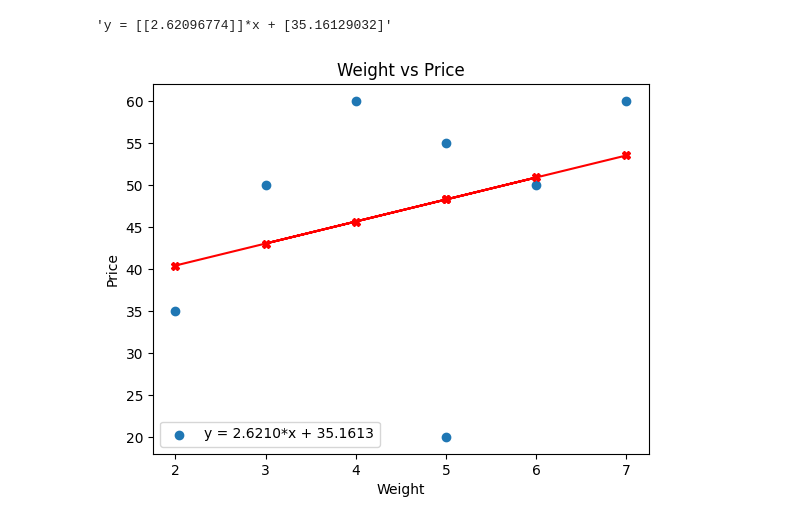
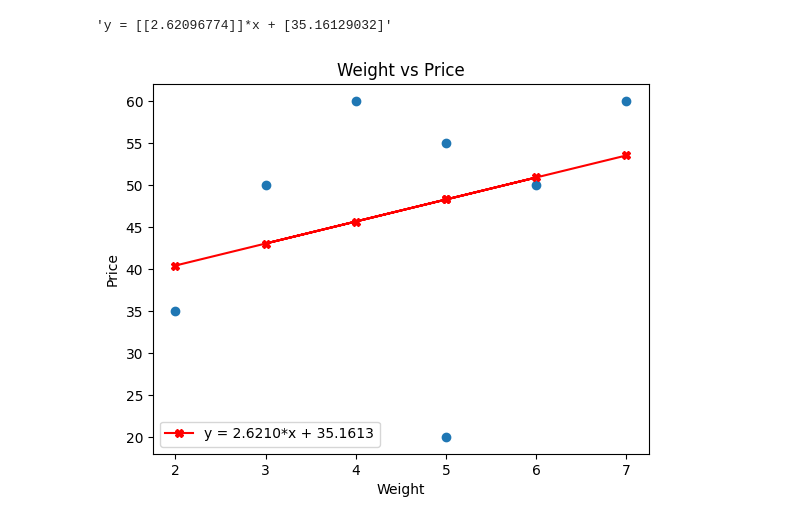
Before and after one commit to rafhan59/Linear-Regression-Assignment, a Jupyter notebook: Linear Regression Assignment.ipynb, the cells around one changed output. Cells and saved outputs as stored; diff of their text form; code cells hidden in the pictures.

```diff
--- a/Linear Regression Assignment.ipynb
+++ b/Linear Regression Assignment.ipynb
@@ -109,12 +87,12 @@ f"y = {m_scikit}*x + {c_scikit}"
 # %% [output]
 'y = [[2.62096774]]*x + [35.16129032]'
 # %%
-plt.scatter(df[['Weight']], df[['Price']], label=f"y = {m_manual:.4f}*x + {c_manual:.4f}")
+plt.scatter(df[['Weight']], df[['Price']])
 plt.title('Weight vs Price')
 plt.xlabel('Weight')
 plt.ylabel('Price')
-plt.plot(df[['Weight']], model.predict(df[['Weight']]), color='Red', marker='X')
+plt.plot(df[['Weight']], model.predict(df[['Weight']]), color='Red', marker='X', label=f"y = {m_manual:.4f}*x + {c_manual:.4f}")
 plt.legend(loc=0)
 plt.show()
 # %% [output]
-[figure, old version]
+[figure, new version]
```
Also changed, not shown: parts of 7 cells of this notebook.
